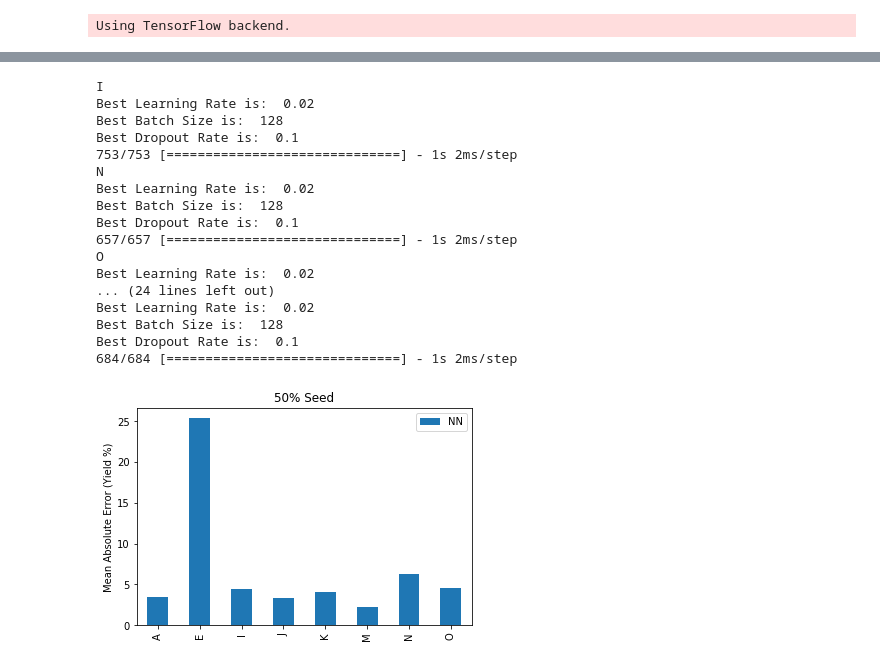
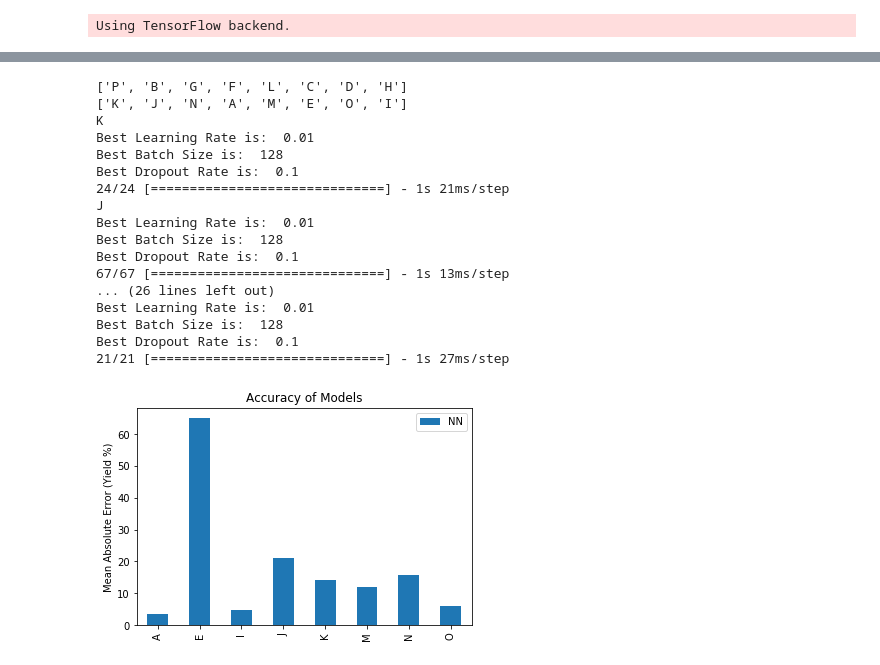
Before and after one commit to edwardwang1/HemicelluloseThesis, a Jupyter notebook: SeedingNN.ipynb, the cells around one changed output, grey strips where cells are left out. Drawn from its saved outputs; the diff is of its cells as text; code cells hidden in the pictures.

```diff
--- a/SeedingNN.ipynb
+++ b/SeedingNN.ipynb
@@ -404,14 +1005,16 @@ data[XLabels] = X
 papers = data['ID'].unique()
 shuffle(papers)
 
-#Remvoing papers from test list if they have less  than 10 points
+#Just Testing E
+
 papersWithLessThanXPoints = []
 for paper in papers:
     dataFromPaper = data[data['ID'] == paper]
     if len(dataFromPaper.index) < 20:
         papersWithLessThanXPoints.append(paper)
 papers = [x for x in papers if x not in papersWithLessThanXPoints]
-
+print(papersWithLessThanXPoints)
+print(papers)
 numPapers = len(papers)
 papersPerGroup = 2
 numBins = 10
@@ -420,25 +1023,10 @@ error_Frame = pd.DataFrame(columns=['ID', 'NN'])
 
 numEpoch = 3000
 
-#10% Seed
-
 for paper in papers:
     print(paper)
     train_Frame = data[data['ID'] != paper]
     test_Frame = data[data['ID'] == paper]
-
-
-    ##Seeding with 20
-
-    test_Frame = test_Frame.sample(frac=1).reset_index(drop=True)
-
-    lenTest = len(test_Frame.index)
-
-
-    train_Frame.append(test_Frame.iloc[:int(lenTest * 0.5), :])
-    test_Frame = train_Frame.iloc[int(lenTest * 0.5):, :]
-
-
 
     papers = train_Frame['ID'].unique()
 
@@ -476,8 +1064,7 @@ for paper in papers:
     train_valid_weights = train_valid_Frame['Sample_Weight']
 
 
-
-    best_lr = 0.02
+    best_lr = 0.01
     best_bs = 128
     best_dr = 0.1
     print("Best Learning Rate is: ",best_lr)
@@ -503,50 +1090,49 @@ for paper in papers:
     loss_and_metrics = model.evaluate(X_test, y_test,batch_size=best_bs)
 
     y_pred = model.predict(X_test, batch_size=best_bs)
     y_pred = y_pred.flatten()
 
     mseNN = metrics.mean_absolute_error(y_test, y_pred)
 
 
     row = [[paper, mseNN]]
     tempDf = pd.DataFrame(row, columns=['ID', 'NN'])
     error_Frame = pd.concat([error_Frame, tempDf], ignore_index=True)
     error_Frame.index = error_Frame['ID'].values
     error_Frame = error_Frame.sort_index()
-    error_Frame.to_csv("50SeedCrossValidNN.csv")
-
+#     error_Frame.to_csv("CrossValidNN.csv")
 
 
 error_Frame.reset_index()
 error_Frame.index = error_Frame['ID'].values
 error_Frame = error_Frame.sort_index()
 
 
 error_Frame.plot(kind='bar', stacked=False)
-error_Frame.to_csv("50SeedCrossValidNN.csv")
+# error_Frame.to_csv("CrossValidNN.csv")
 
 plt.ylabel('Mean Absolute Error (Yield %)')
-plt.title("50% Seed")
-plt.savefig("50SeedCrossValidNN", dpi=600, bbox_inches='tight')
+plt.title("Accuracy of Models")
+plt.savefig("CrossValidNN.png", dpi=600, bbox_inches='tight')
 # %% [output]
-I
-Best Learning Rate is:  0.02
+['P', 'B', 'G', 'F', 'L', 'C', 'D', 'H']
+['K', 'J', 'N', 'A', 'M', 'E', 'O', 'I']
+K
+Best Learning Rate is:  0.01
 Best Batch Size is:  128
 Best Dropout Rate is:  0.1
-753/753 [==============================] - 1s 2ms/step
-N
-Best Learning Rate is:  0.02
+24/24 [==============================] - 1s 21ms/step
+J
+Best Learning Rate is:  0.01
 Best Batch Size is:  128
 Best Dropout Rate is:  0.1
-657/657 [==============================] - 1s 2ms/step
-O
-Best Learning Rate is:  0.02
-... (24 lines left out)
-Best Learning Rate is:  0.02
+67/67 [==============================] - 1s 13ms/step
+... (26 lines left out)
+Best Learning Rate is:  0.01
 Best Batch Size is:  128
 Best Dropout Rate is:  0.1
-684/684 [==============================] - 1s 2ms/step
+21/21 [==============================] - 1s 27ms/step
-[figure, old version]
+[figure, new version]
 # %%
 data = pd.read_csv("data.csv")
 data = data.sample(frac=1).reset_index(drop=True)
```
Also changed, not shown: parts of 8 cells of this notebook, 24 other files.
